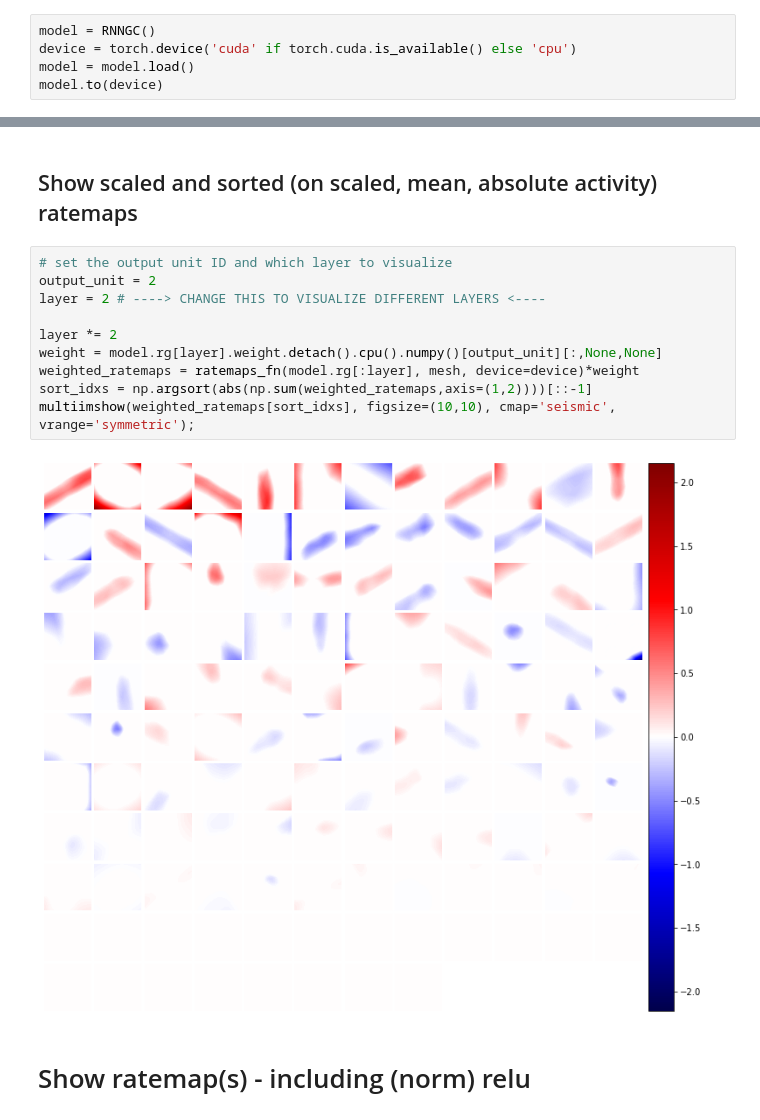
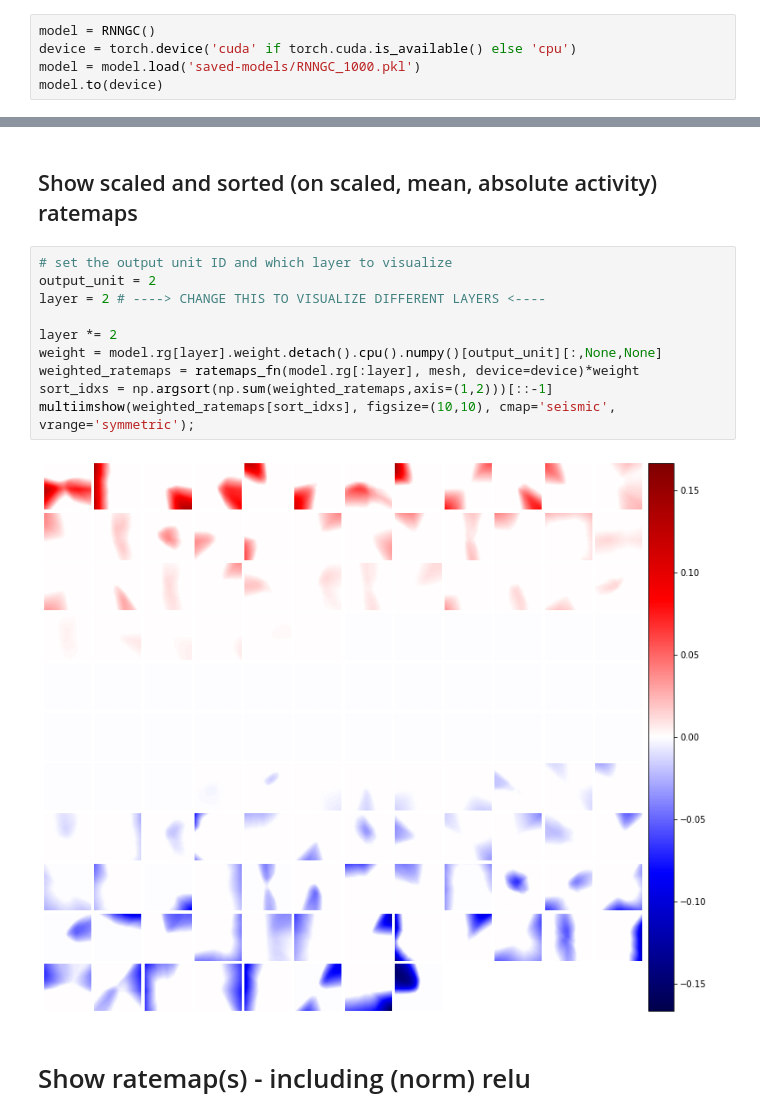
Before and after one commit to bioAI-Oslo/GridsWithoutPI, a Jupyter notebook: rnn-pattern-formation.ipynb, the cells around one changed output, grey strips where cells are left out. Drawn from its saved outputs; the diff is of its cells as text.

```diff
--- a/rnn-pattern-formation.ipynb
+++ b/rnn-pattern-formation.ipynb
@@ -24,6 +28,6 @@ def ratemaps_fn(f, mesh, device):
 # %%
 model = RNNGC()
 device = torch.device('cuda' if torch.cuda.is_available() else 'cpu')
-model = model.load()
+model = model.load('saved-models/RNNGC_1000.pkl')
 model.to(device)
 # %% [output]
@@ -44,15 +37,15 @@ RNNGC(
 # %%
 # set the output unit ID and which layer to visualize
 output_unit = 2
 layer = 2 # ----> CHANGE THIS TO VISUALIZE DIFFERENT LAYERS <----
 
 layer *= 2
 weight = model.rg[layer].weight.detach().cpu().numpy()[output_unit][:,None,None]
 weighted_ratemaps = ratemaps_fn(model.rg[:layer], mesh, device=device)*weight
-sort_idxs = np.argsort(abs(np.sum(weighted_ratemaps,axis=(1,2))))[::-1]
+sort_idxs = np.argsort(np.sum(weighted_ratemaps,axis=(1,2)))[::-1]
 multiimshow(weighted_ratemaps[sort_idxs], figsize=(10,10), cmap='seismic', vrange='symmetric');
 # %% [output]
-[figure, old version]
+[figure, new version]
 # %% [markdown]
 # Show ratemap(s) - including (norm) relu
 # %%
```
Also changed, not shown: parts of 14 cells of this notebook, 2 other files.
